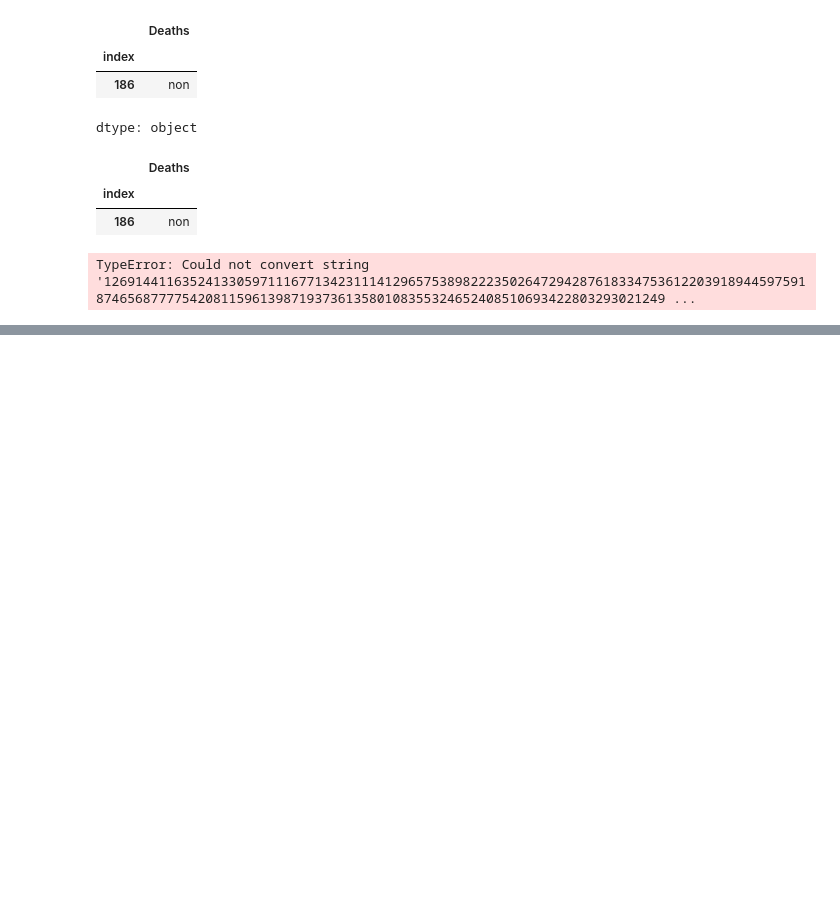
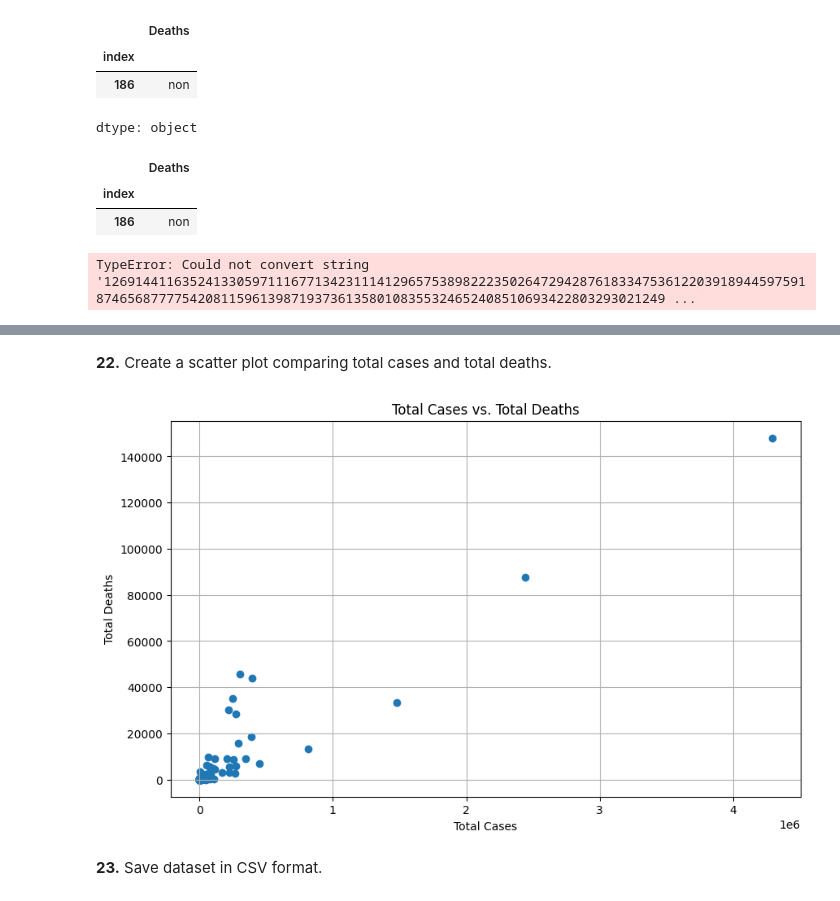
Before and after one commit to Humza134/Pandas, a Jupyter notebook: Data_Analysis_Task_1.ipynb, the cells around one changed output, grey strips where cells are left out. Saved outputs shown, nothing was run; the diff lists cells and outputs as text; code cells hidden in the pictures; blank space fills up the shorter version.

```diff
--- a/Data_Analysis_Task_1.ipynb
+++ b/Data_Analysis_Task_1.ipynb
@@ -367,0 +556,2 @@ data.loc[186:186, "Deaths"]
+# %%
+data = data.sort_values(by='Deaths', ascending=False).reset_index(drop=True)
@@ -367,0 +567,2 @@ data.loc[186:186, "Deaths"]
+# %%
+data.index.name = "index"
@@ -367,0 +582,2 @@ data.loc[186:186, "Deaths"]
+# %%
+data['Total_Cases'] = data['Deaths'] + data['Recovered'] + data['Active']
@@ -367,0 +597,2 @@ data.loc[186:186, "Deaths"]
+# %%
+data['Death_Rate'] = (data['Deaths'] / data['Total_Cases']) * 100
@@ -367,0 +633,17 @@ data.loc[186:186, "Deaths"]
+# %% [markdown]
+**22.** Create a scatter plot comparing total cases and total deaths.
+# %%
+import matplotlib.pyplot as plt
+
+# Create the scatter plot
+plt.figure(figsize=(10, 6))
+plt.scatter(data['Total_Cases'], data['Deaths'])
+plt.xlabel('Total Cases')
+plt.ylabel('Total Deaths')
+plt.title('Total Cases vs. Total Deaths')
+plt.grid(True)
+plt.show()
+# %% [output]
+[figure, added]
+# %% [markdown]
+**23.** Save dataset in CSV format.
```
Also changed, not shown: parts of 45 cells of this notebook.
